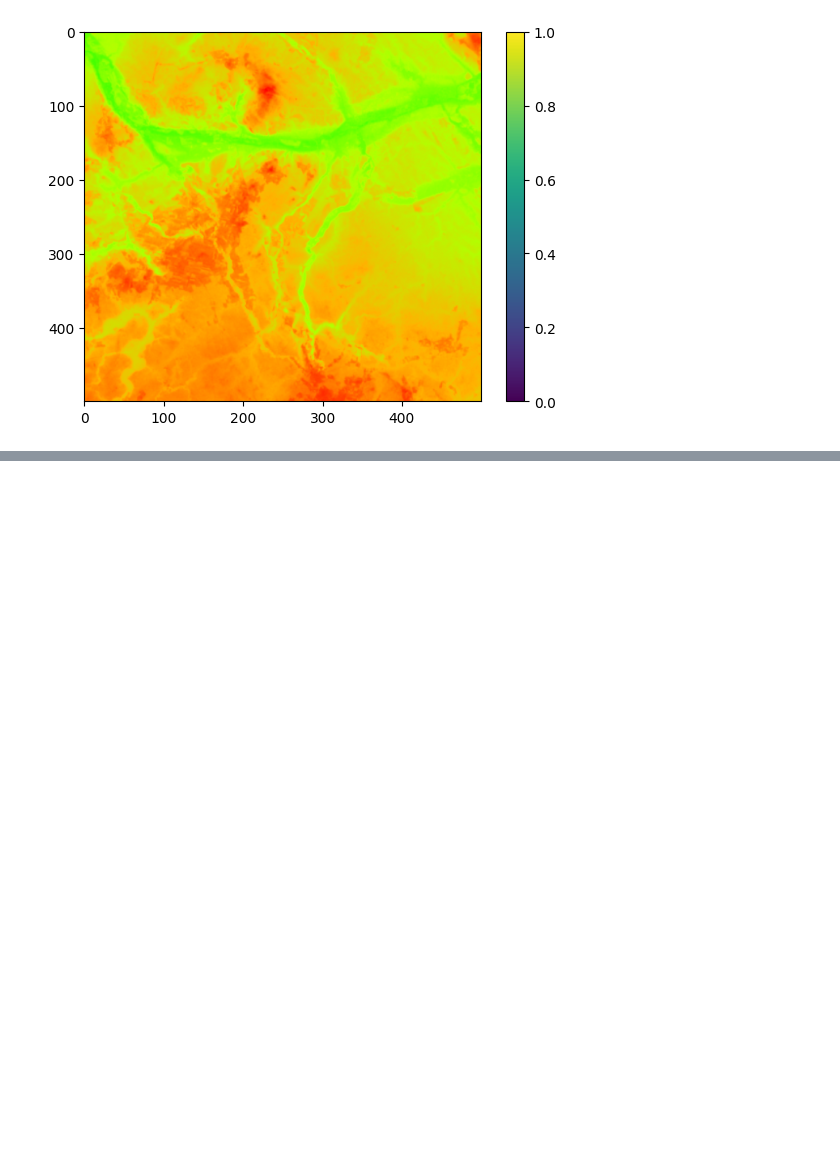
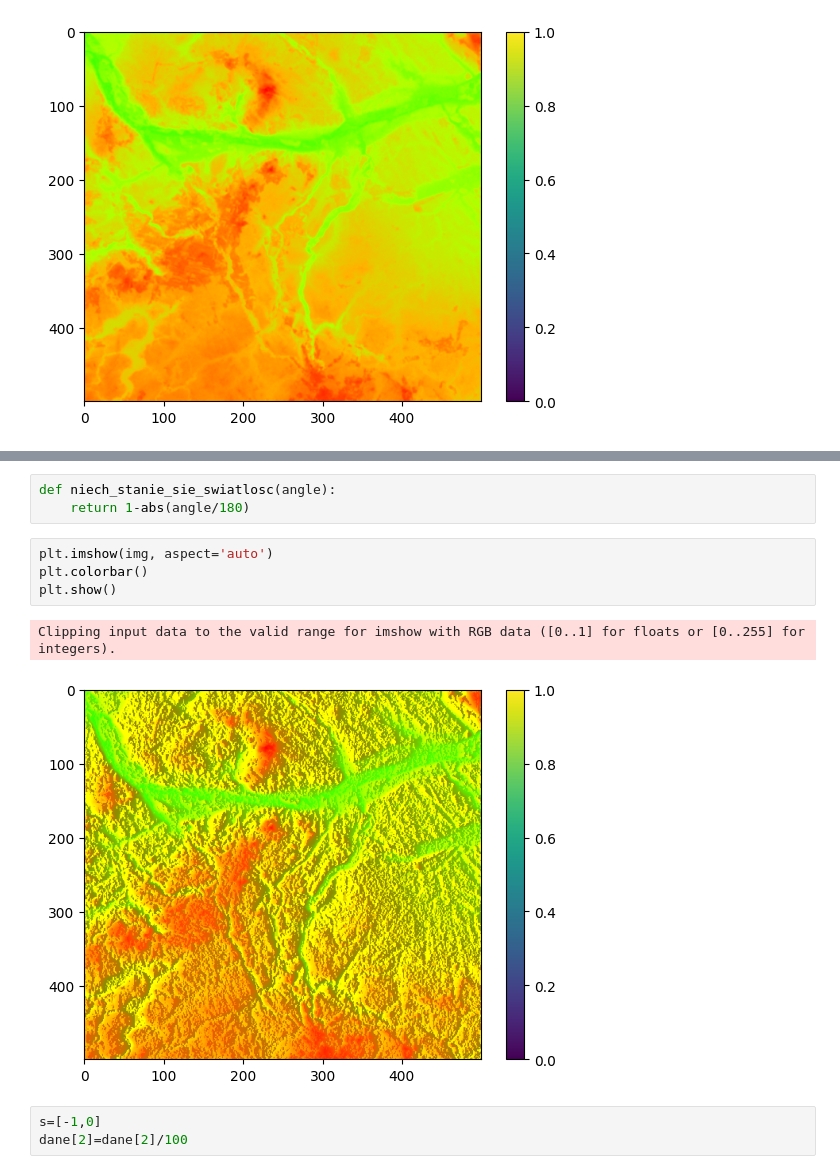
Before and after one commit to AleksandraGorska02/kck, a Jupyter notebook: zadanie_2_2/mapa2.ipynb, the cells around one changed output, grey strips where cells are left out. Cells and saved outputs as stored; diff of their text form; blank space fills up the shorter version.

```diff
--- a/zadanie_2_2/mapa2.ipynb
+++ b/zadanie_2_2/mapa2.ipynb
@@ -39,0 +58,13 @@ Clipping input data to the valid range for imshow with RGB data ([0..1] for floa
+# %%
+def niech_stanie_sie_swiatlosc(angle):
+    return 1-abs(angle/180)
+# %%
+plt.imshow(img, aspect='auto')
+plt.colorbar()
+plt.show()
+# %% [output]
+Clipping input data to the valid range for imshow with RGB data ([0..1] for floats or [0..255] for integers).
+[figure, added]
+# %%
+s=[-1,0]
+dane[2]=dane[2]/100
```
Also changed, not shown: parts of 3 cells of this notebook.
